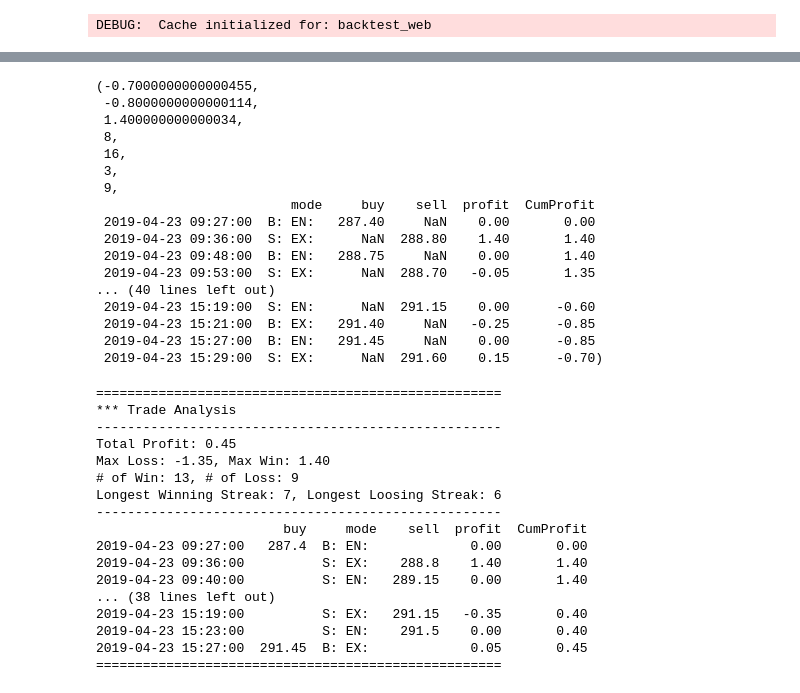
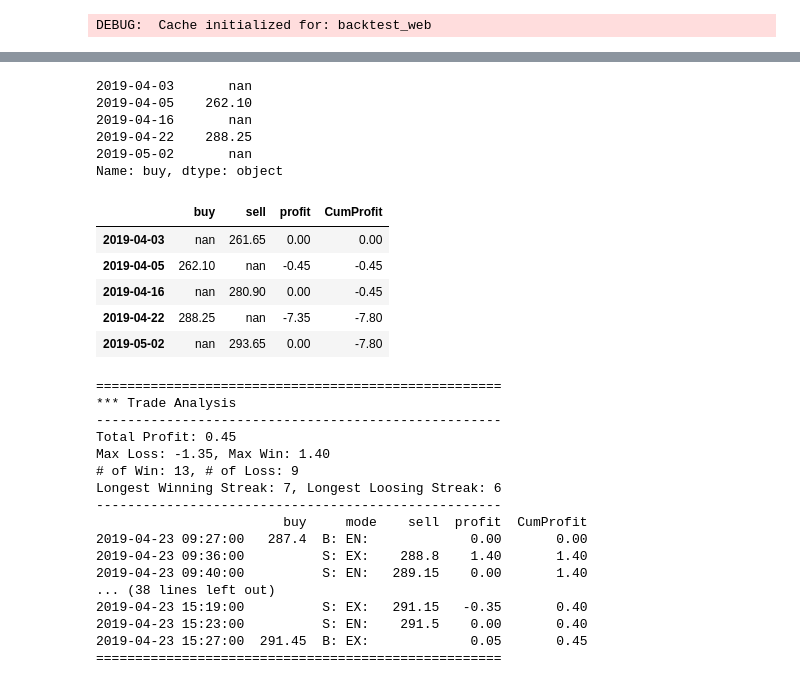
Before and after one commit to suhansaha/algotrader, a Jupyter notebook: src/freedom_v2_unit_test.ipynb, the cells around one changed output, grey strips where cells are left out. Drawn from its saved outputs; the diff is of its cells as text; code cells hidden in the pictures.

```diff
--- a/src/freedom_v2_unit_test.ipynb
+++ b/src/freedom_v2_unit_test.ipynb
@@ -46,23 +26,23 @@ trades_df
-# %%
-trade_analysis_raw(trades_df)
-# %% [output]
-(-0.7000000000000455,
- -0.8000000000000114,
- 1.400000000000034,
- 8,
- 16,
- 3,
- 9,
-                         mode     buy    sell  profit  CumProfit
- 2019-04-23 09:27:00  B: EN:   287.40     NaN    0.00       0.00
- 2019-04-23 09:36:00  S: EX:      NaN  288.80    1.40       1.40
- 2019-04-23 09:48:00  B: EN:   288.75     NaN    0.00       1.40
- 2019-04-23 09:53:00  S: EX:      NaN  288.70   -0.05       1.35
-... (40 lines left out)
- 2019-04-23 15:19:00  S: EN:      NaN  291.15    0.00      -0.60
- 2019-04-23 15:21:00  B: EX:   291.40     NaN   -0.25      -0.85
- 2019-04-23 15:27:00  B: EN:   291.45     NaN    0.00      -0.85
- 2019-04-23 15:29:00  S: EX:      NaN  291.60    0.15      -0.70)
+# %%
+trades_df['buy'].map("{:,.02f}".format)
+# %% [output]
+2019-04-03       nan
+2019-04-05    262.10
+2019-04-16       nan
+2019-04-22    288.25
+2019-05-02       nan
+Name: buy, dtype: object
+# %%
+(total_profit, max_loss, max_profit, total_win, total_loss, max_winning_streak, max_loosing_streak, trade_log_df) = trade_analysis_raw(trades_df)
+# %%
+trade_log_df
+# %% [output]
+|  | buy | sell | profit | CumProfit |
+| 2019-04-03 | nan | 261.65 | 0.00 | 0.00 |
+| 2019-04-05 | 262.10 | nan | -0.45 | -0.45 |
+| 2019-04-16 | nan | 280.90 | 0.00 | -0.45 |
+| 2019-04-22 | 288.25 | nan | -7.35 | -7.80 |
+| 2019-05-02 | nan | 293.65 | 0.00 | -7.80 |
 # %%
 trade_log = trades_df
 state = 'None'
```
Also changed, not shown: parts of 1 cell of this notebook, 3 other files.
